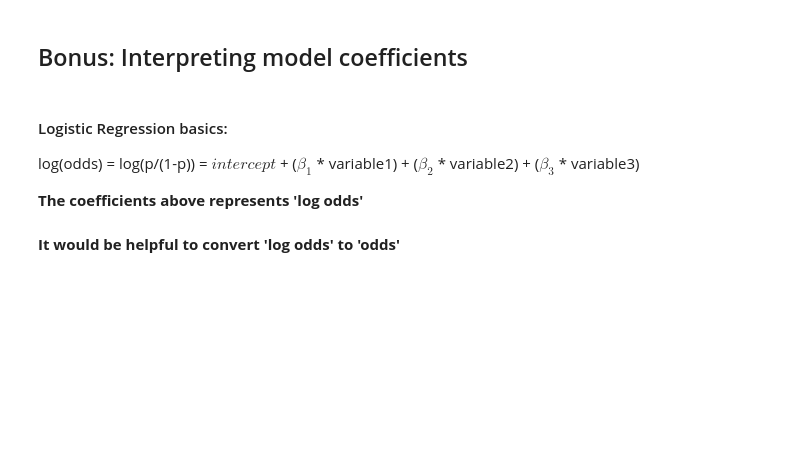
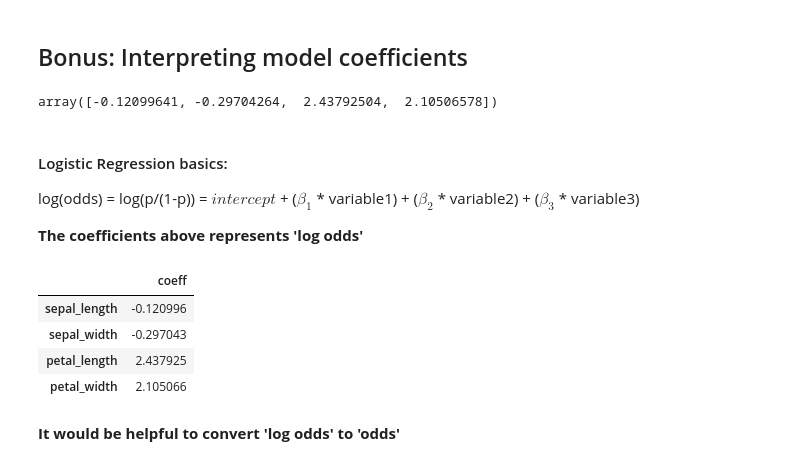
Before and after one commit to CodeupClassroom/leavitt-classification-exercises, a Jupyter notebook: logistic_regression_lesson.ipynb, the cells around one changed output. Drawn from its saved outputs; the diff is of its cells as text; code cells hidden in the pictures; blank space fills up the shorter version.

```diff
--- a/logistic_regression_lesson.ipynb
+++ b/logistic_regression_lesson.ipynb
@@ -73,5 +177,7 @@ train, validate, test =
 ## Model 2
 # %%
 # Change hyperparameter C = 0.01
+logit2 = LogisticRegression(C=.01, random_state=1349)
 # %%
 # fit the model
+logit2.fit(X_train, y_train)
@@ -102,6 +243,9 @@ train, validate, test =
 ## Bonus: Interpreting model coefficients
 # %%
 # look at model 1 coefficents
+logit.coef_[0]
+# %% [output]
+array([-0.12099641, -0.29704264,  2.43792504,  2.10506578])
 # %% [markdown]
 #### Logistic Regression basics:
 
@@ -111,8 +255,15 @@ log(odds) = log(p/(1-p)) = $intercept$ + ($\beta_1$ * variable1) + ($\beta_2$ *
 # %%
 # Make a dataframe of coefficients and feature names
 
-log_coeffs =
+log_coeffs = pd.DataFrame(logit.coef_[0], index=X_train.columns,
+                         columns=['coeff'])
 log_coeffs
+# %% [output]
+|  | coeff |
+| sepal_length | -0.120996 |
+| sepal_width | -0.297043 |
+| petal_length | 2.437925 |
+| petal_width | 2.105066 |
 # %% [markdown]
 **It would be helpful to convert 'log odds' to 'odds'**
 # %%
```
Also changed, not shown: parts of 34 cells of this notebook.
